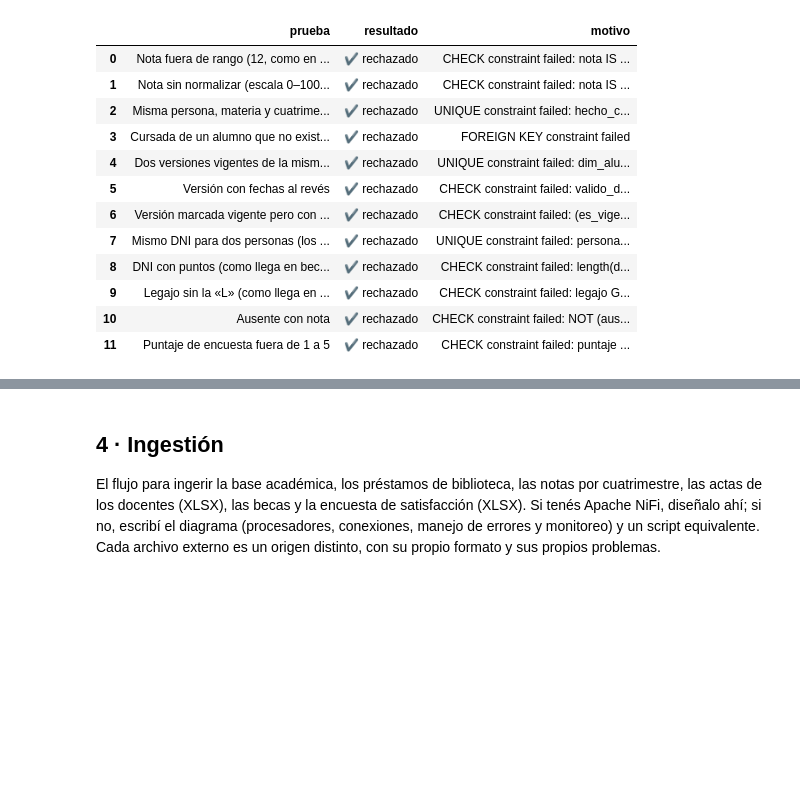
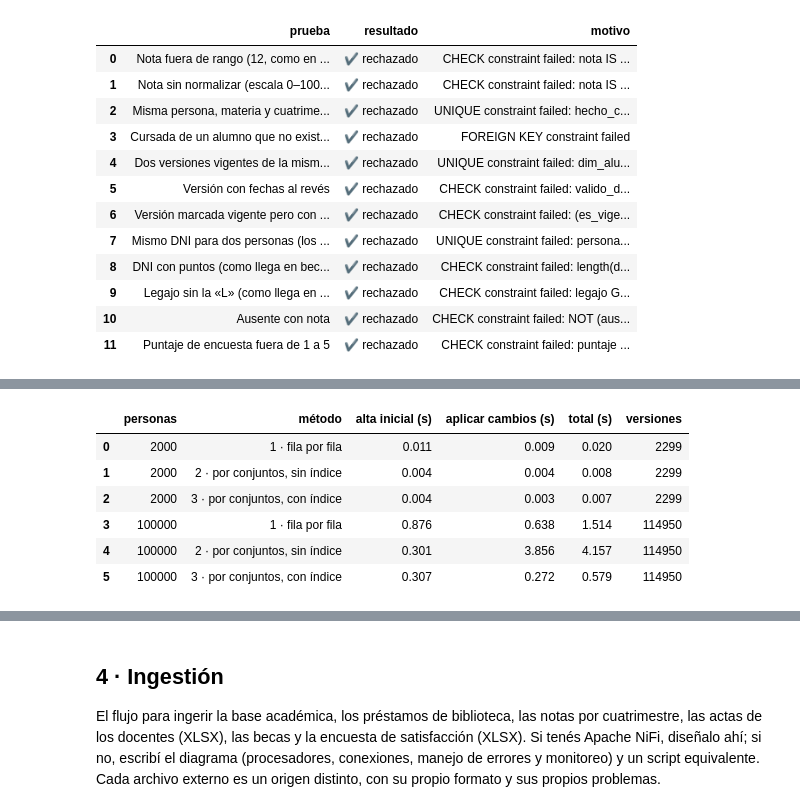
Before and after one commit to raschmatias/dh_arca, a Jupyter notebook: Data Engineer/06_uniandina/trabajo_final_uniandina.ipynb, the cells around one changed output, grey strips where cells are left out. Cells and saved outputs as stored; diff of their text form; code cells hidden in the pictures; blank space fills up the shorter version.

```diff
--- a/Data Engineer/06_uniandina/trabajo_final_uniandina.ipynb
+++ b/Data Engineer/06_uniandina/trabajo_final_uniandina.ipynb
@@ -718,0 +1042,12 @@ def cargar():
+# %%
+# Prueba del manejo de errores: alguien reprocesa con una fecha de corte vieja (15/3/2025).
+# Para los que cambiaron de plan después de esa fecha, la carga querría «volver» al plan anterior con una fecha
+# que es previa a la versión vigente. Eso rompería la historia: la carga tiene que rechazarlo y no tocar nada.
+antes = uno("SELECT COUNT(*) FROM dim_alumno"), uno("SELECT COUNT(*) FROM persona_pii")
+resultado = cargar_dim_alumno("2025-03-15")
+despues = uno("SELECT COUNT(*) FROM dim_alumno"), uno("SELECT COUNT(*) FROM persona_pii")
+print("Resultado:", resultado["estado"], "→", resultado.get("motivo", ""))
+print(f"Versiones antes / después: {antes[0]} / {despues[0]} · personas antes / después: {antes[1]} / {despues[1]}")
+print("✔ La transacción se revirtió entera: la dimensión quedó igual." if antes == despues else "✘ La carga dejó cambios a medias.")
+sql("SELECT id_lote, proceso, fuente, estado, filas_leidas, filas_cargadas, filas_cuarentena, detalle FROM control_lote ORDER BY id_lote",
+    base="dwh.db").astype({"filas_leidas": "Int64", "filas_cargadas": "Int64", "filas_cuarentena": "Int64"})
@@ -718,0 +1067,81 @@ def cargar():
+# %%
+# Medición antes y después de optimizar el paso SCD 2 (detectar cambios, cerrar versiones y abrir las nuevas).
+# 1) fila por fila, como un cursor de PL/SQL: por cada alumno, un SELECT de su versión vigente,
+#    y si cambió, un UPDATE y un INSERT. Son miles de idas y vueltas al motor.
+# 2) por conjuntos, como un MERGE: pocas sentencias que procesan a todos los alumnos juntos. Primera versión,
+#    SIN índice en stg_cambio.
+# 3) por conjuntos CON índice en stg_cambio: es la versión final de cargar_dim_alumno.
+# Se mide sobre el volumen real y sobre 50 veces el volumen, en una base aparte en memoria (no toca el almacén).
+
+def fotos_de_la_dimension():
+    """Las dos fotos de cada persona que ya cargamos: cómo estaba al inicio y cómo está hoy."""
+    inicial = sql("""SELECT id_persona, id_alumno_vigente, legajo_vigente, carrera, plan_estudio, NULL AS fecha_cambio
+                     FROM dim_alumno WHERE valido_desde = ?""", base="dwh.db", parametros=(INICIO_DATOS,))
+    actual = sql("""SELECT id_persona, id_alumno_vigente, legajo_vigente, carrera, plan_estudio,
+                           CASE WHEN valido_desde > ? THEN valido_desde END AS fecha_cambio
+                    FROM dim_alumno WHERE es_vigente = 1""", base="dwh.db", parametros=(INICIO_DATOS,))
+    return inicial, actual
+
+def banco_de_pruebas():
+    con = sqlite3.connect(":memory:"); con.isolation_level = None
+    con.executescript(DDL)
+    return con
+
+def multiplicar(foto, escala):
+    return pd.concat([foto.assign(id_persona=foto.id_persona + f"_{k}") for k in range(escala)], ignore_index=True)
+
+def cargar_staging(con, foto):
+    con.execute("DROP TABLE IF EXISTS stg_alumno")
+    foto.to_sql("stg_alumno", con, index=False)
+
+def scd2_fila_por_fila(con, corte):
+    con.execute("BEGIN")
+    for id_persona, id_alumno, legajo, carrera, plan, fecha_cambio in con.execute("SELECT * FROM stg_alumno").fetchall():
+        vigente = con.execute("""SELECT sk_alumno, id_alumno_vigente, legajo_vigente, carrera, plan_estudio
+                                 FROM dim_alumno WHERE id_persona = ? AND es_vigente = 1""", (id_persona,)).fetchone()
+        if vigente is None:
+            con.execute("""INSERT INTO dim_alumno (id_persona, id_alumno_vigente, legajo_vigente, carrera, plan_estudio,
+                           valido_desde, valido_hasta, es_vigente) VALUES (?, ?, ?, ?, ?, ?, ?, 1)""",
+                        (id_persona, id_alumno, legajo, carrera, plan, INICIO_DATOS, FIN_DE_LOS_TIEMPOS))
+        elif (id_alumno, legajo, carrera, plan) != vigente[1:]:
+            fecha = (fecha_cambio or corte) if plan != vigente[4] else corte
+            con.execute("UPDATE dim_alumno SET valido_hasta = ?, es_vigente = 0 WHERE sk_alumno = ?", (fecha, vigente[0]))
+            con.execute("""INSERT INTO dim_alumno (id_persona, id_alumno_vigente, legajo_vigente, carrera, plan_estudio,
+                           valido_desde, valido_hasta, es_vigente) VALUES (?, ?, ?, ?, ?, ?, ?, 1)""",
+                        (id_persona, id_alumno, legajo, carrera, plan, fecha, FIN_DE_LOS_TIEMPOS))
+    con.execute("COMMIT")
+
+def scd2_por_conjuntos(con, corte, con_indice=True):
+    con.execute("CREATE INDEX IF NOT EXISTS ix_stg_alumno ON stg_alumno (id_persona)")
+    con.execute("BEGIN")
+    p = {"corte": corte, "inicio": INICIO_DATOS, "fin": FIN_DE_LOS_TIEMPOS}
+    paso = PASO_SCD2 if con_indice else PASO_SCD2.replace("CREATE INDEX temp.ix_stg_cambio ON stg_cambio (sk_alumno);", "")
+    ejecutar(paso, p, con)
+    ejecutar(PASO_SCD2_APLICAR, p, con)
+    con.execute("COMMIT")
+
+inicial, actual = fotos_de_la_dimension()
+mediciones = []
+for escala in (1, 50):
+    resultado = {}
+    for nombre, metodo in [("1 · fila por fila", scd2_fila_por_fila),
+                           ("2 · por conjuntos, sin índice", lambda con, corte: scd2_por_conjuntos(con, corte, con_indice=False)),
+                           ("3 · por conjuntos, con índice", scd2_por_conjuntos)]:
+        con = banco_de_pruebas()
+        cargar_staging(con, multiplicar(inicial, escala)); _, t_alta = medir(metodo, con, "2024-08-01")
+        cargar_staging(con, multiplicar(actual, escala));  _, t_cambio = medir(metodo, con, "2025-07-31")
+        versiones = con.execute("SELECT COUNT(*) FROM dim_alumno").fetchone()[0]
+        resultado[nombre] = versiones
+        mediciones.append({"personas": len(inicial) * escala, "método": nombre, "alta inicial (s)": round(t_alta, 3),
+                           "aplicar cambios (s)": round(t_cambio, 3), "total (s)": round(t_alta + t_cambio, 3), "versiones": versiones})
+        con.close()
+    assert len(set(resultado.values())) == 1, "Los tres métodos tienen que dar el mismo resultado"
+
+mediciones = pd.DataFrame(mediciones)
+for personas, grupo in mediciones.groupby("personas"):
+    t = dict(zip(grupo["método"].str[0], grupo["total (s)"]))
+    print(f"{personas:>7,} personas · fila por fila {t['1']:.3f} s · conjuntos sin índice {t['2']:.3f} s · "
+          f"conjuntos con índice {t['3']:.3f} s → {t['1'] / t['3']:.1f} veces más rápido que fila por fila "
+          f"(mismo resultado: {grupo.versiones.iloc[0]:,} versiones)")
+mediciones
+# %% [output]
@@ -718,0 +1150,7 @@ def cargar():
+|  | personas | método | alta inicial (s) | aplicar cambios (s) | total (s) | versiones |
+| 0 | 2000 | 1 · fila por fila | 0.011 | 0.009 | 0.020 | 2299 |
+| 1 | 2000 | 2 · por conjuntos, sin índice | 0.004 | 0.004 | 0.008 | 2299 |
+| 2 | 2000 | 3 · por conjuntos, con índice | 0.004 | 0.003 | 0.007 | 2299 |
+| 3 | 100000 | 1 · fila por fila | 0.876 | 0.638 | 1.514 | 114950 |
+| 4 | 100000 | 2 · por conjuntos, sin índice | 0.301 | 3.856 | 4.157 | 114950 |
+| 5 | 100000 | 3 · por conjuntos, con índice | 0.307 | 0.272 | 0.579 | 114950 |
```
Also changed, not shown: parts of 16 cells of this notebook.
